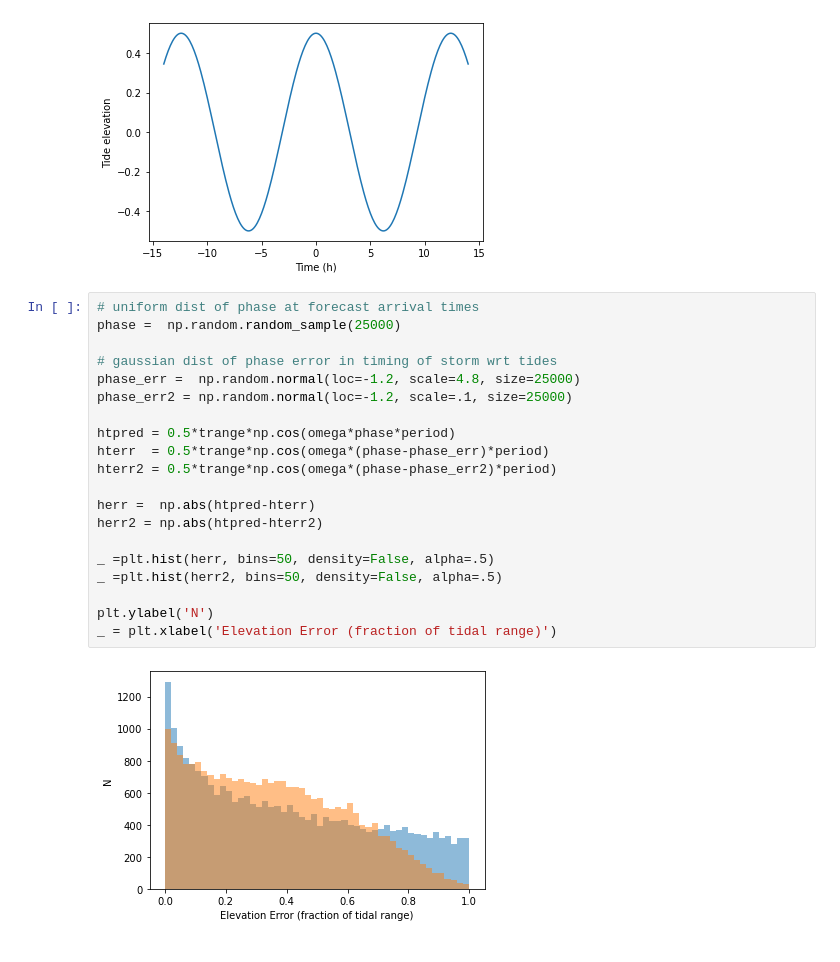
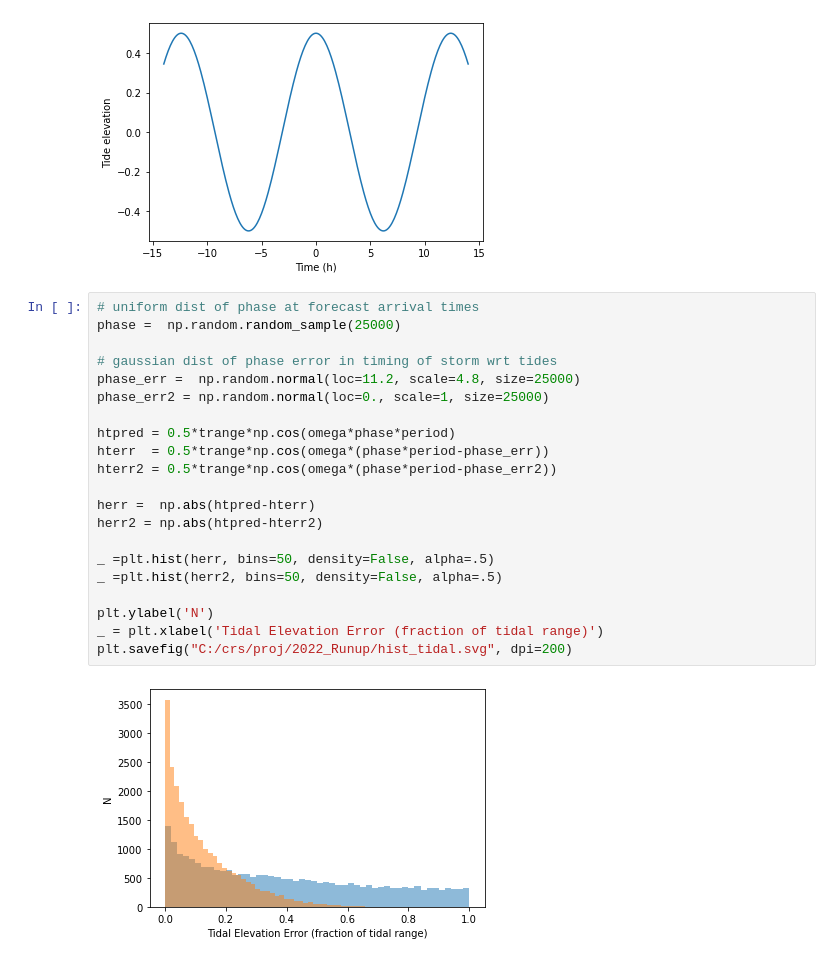
Before and after one commit to csherwood-usgs/runup, a Jupyter notebook: test_runup_funcs.ipynb, the cells around one changed output. Saved outputs shown, nothing was run; the diff lists cells and outputs as text.

```diff
--- a/test_runup_funcs.ipynb
+++ b/test_runup_funcs.ipynb
@@ -100,25 +100,26 @@ Text(0.5, 0, 'Time (h)')
 # %%
 # uniform dist of phase at forecast arrival times
 phase =  np.random.random_sample(25000)
 
 # gaussian dist of phase error in timing of storm wrt tides
-phase_err =  np.random.normal(loc=-1.2, scale=4.8, size=25000)
-phase_err2 = np.random.normal(loc=-1.2, scale=.1, size=25000)
+phase_err =  np.random.normal(loc=11.2, scale=4.8, size=25000)
+phase_err2 = np.random.normal(loc=0., scale=1, size=25000)
 
 htpred = 0.5*trange*np.cos(omega*phase*period)
-hterr  = 0.5*trange*np.cos(omega*(phase-phase_err)*period)
-hterr2 = 0.5*trange*np.cos(omega*(phase-phase_err2)*period)
+hterr  = 0.5*trange*np.cos(omega*(phase*period-phase_err))
+hterr2 = 0.5*trange*np.cos(omega*(phase*period-phase_err2))
 
 herr =  np.abs(htpred-hterr)
 herr2 = np.abs(htpred-hterr2)
 
 _ =plt.hist(herr, bins=50, density=False, alpha=.5)
 _ =plt.hist(herr2, bins=50, density=False, alpha=.5)
 
 plt.ylabel('N')
-_ = plt.xlabel('Elevation Error (fraction of tidal range)')
+_ = plt.xlabel('Tidal Elevation Error (fraction of tidal range)')
+plt.savefig("C:/crs/proj/2022_Runup/hist_tidal.svg", dpi=200)
 # %% [output]
-[figure, old version]
+[figure, new version]
 # %%
 # plot the cumulative histogram
 fig, ax = plt.subplots(figsize=(8, 4))
```
Also changed, not shown: parts of 4 cells of this notebook, 1 other file.
